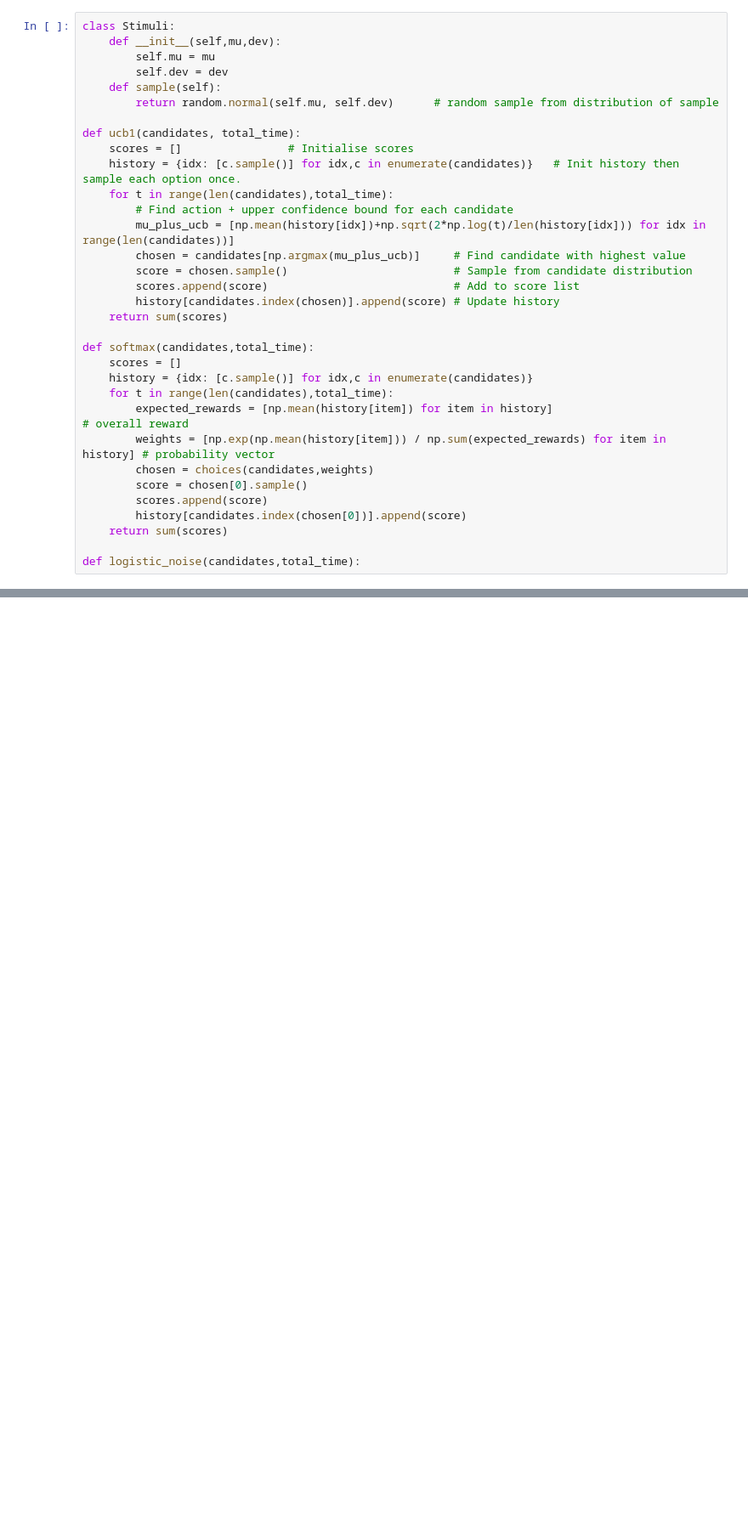
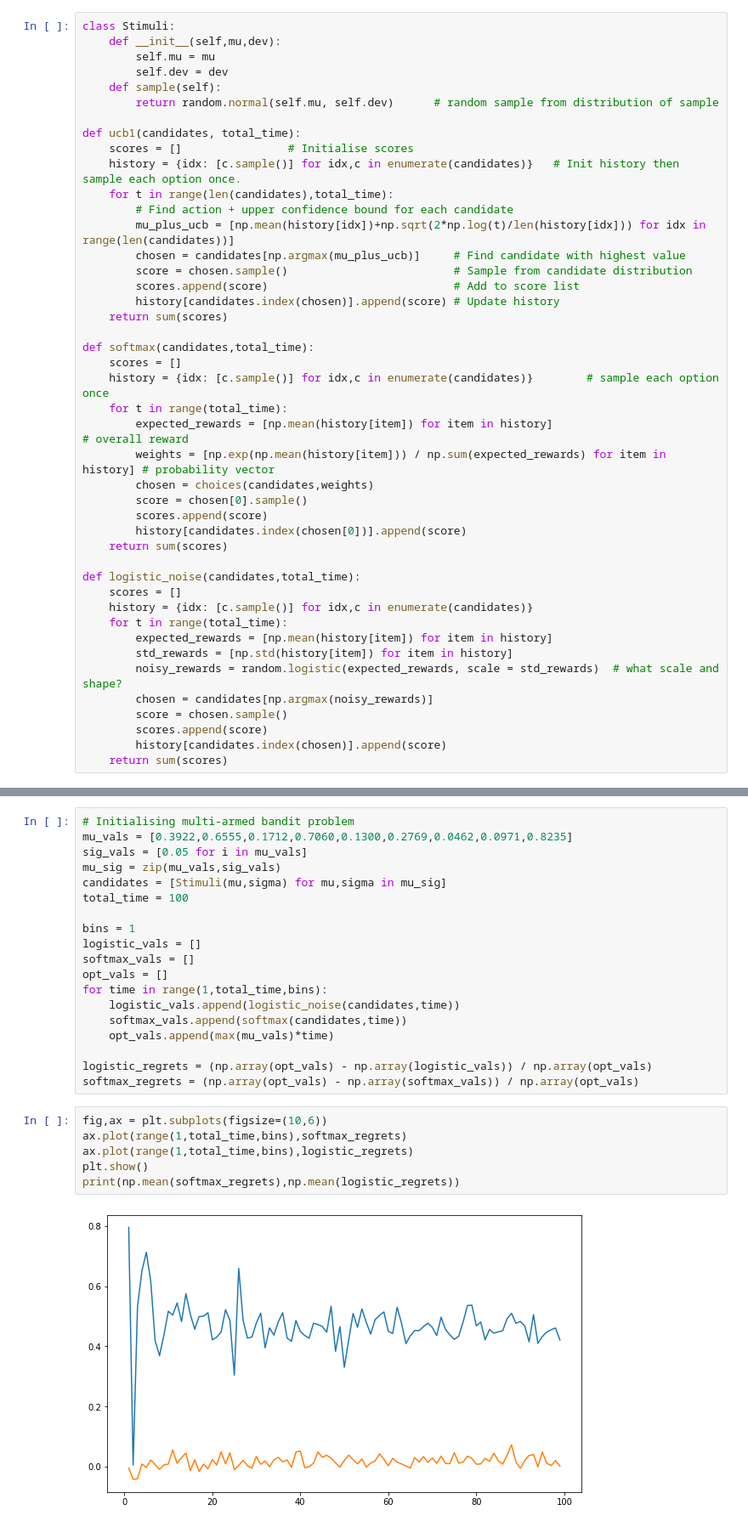
Before and after one commit to exie1/Complex-systems-EE, a Jupyter notebook: multiArmBandit.ipynb, the cells around one changed output, grey strips where cells are left out. Shown at 85% size. Drawn from its saved outputs; the diff is of its cells as text; blank space fills up the shorter version.

Commit message:
Update multiArmBandit.ipynb
Added logistic noise (bugged)

```diff
--- a/multiArmBandit.ipynb
+++ b/multiArmBandit.ipynb
@@ -24,8 +26,8 @@ def ucb1(candidates, total_time):
 
 def softmax(candidates,total_time):
     scores = []
-    history = {idx: [c.sample()] for idx,c in enumerate(candidates)}
-    for t in range(len(candidates),total_time):
+    history = {idx: [c.sample()] for idx,c in enumerate(candidates)}        # sample each option once
+    for t in range(total_time):
         expected_rewards = [np.mean(history[item]) for item in history]                           # overall reward
         weights = [np.exp(np.mean(history[item])) / np.sum(expected_rewards) for item in history] # probability vector
         chosen = choices(candidates,weights)
@@ -35,4 +37,15 @@ def softmax(candidates,total_time):
     return sum(scores)
 
 def logistic_noise(candidates,total_time):
+    scores = []
+    history = {idx: [c.sample()] for idx,c in enumerate(candidates)}
+    for t in range(total_time):
+        expected_rewards = [np.mean(history[item]) for item in history]
+        std_rewards = [np.std(history[item]) for item in history]
+        noisy_rewards = random.logistic(expected_rewards, scale = std_rewards)  # what scale and shape?
+        chosen = candidates[np.argmax(noisy_rewards)]
+        score = chosen.sample()
+        scores.append(score)
+        history[candidates.index(chosen)].append(score)
+    return sum(scores)
 # %%
@@ -66,0 +90,27 @@ Softmax Mean Regret: 0.7171119672735508
+# %%
+# Initialising multi-armed bandit problem
+mu_vals = [0.3922,0.6555,0.1712,0.7060,0.1300,0.2769,0.0462,0.0971,0.8235]
+sig_vals = [0.05 for i in mu_vals]
+mu_sig = zip(mu_vals,sig_vals)
+candidates = [Stimuli(mu,sigma) for mu,sigma in mu_sig]
+total_time = 100
+
+bins = 1
+logistic_vals = []
+softmax_vals = []
+opt_vals = []
+for time in range(1,total_time,bins):
+    logistic_vals.append(logistic_noise(candidates,time))
+    softmax_vals.append(softmax(candidates,time))
+    opt_vals.append(max(mu_vals)*time)
+
+logistic_regrets = (np.array(opt_vals) - np.array(logistic_vals)) / np.array(opt_vals)
+softmax_regrets = (np.array(opt_vals) - np.array(softmax_vals)) / np.array(opt_vals)
+# %%
+fig,ax = plt.subplots(figsize=(10,6))
+ax.plot(range(1,total_time,bins),softmax_regrets)
+ax.plot(range(1,total_time,bins),logistic_regrets)
+plt.show()
+print(np.mean(softmax_regrets),np.mean(logistic_regrets))
+# %% [output]
+[figure, added]
```
Also changed, not shown: parts of 8 cells of this notebook.
